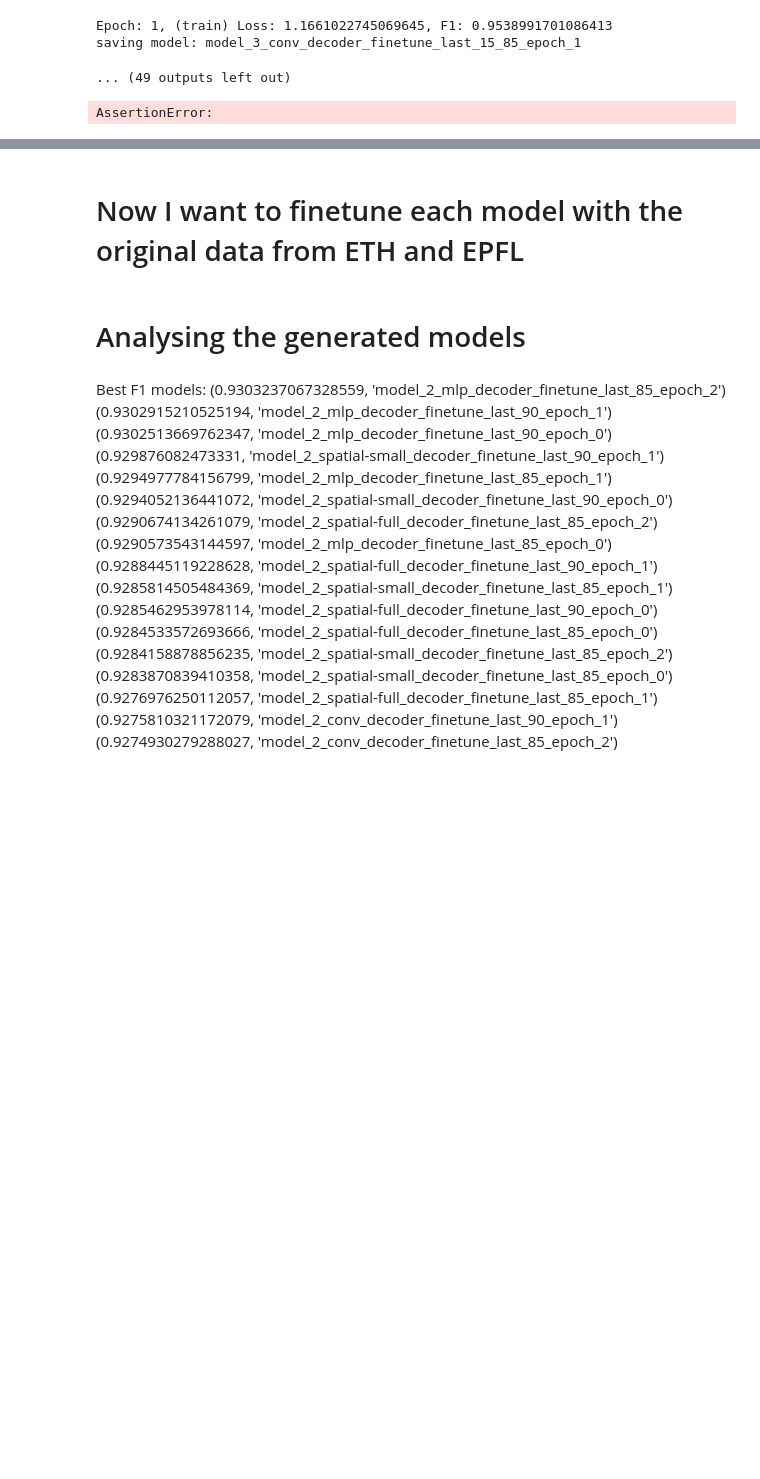
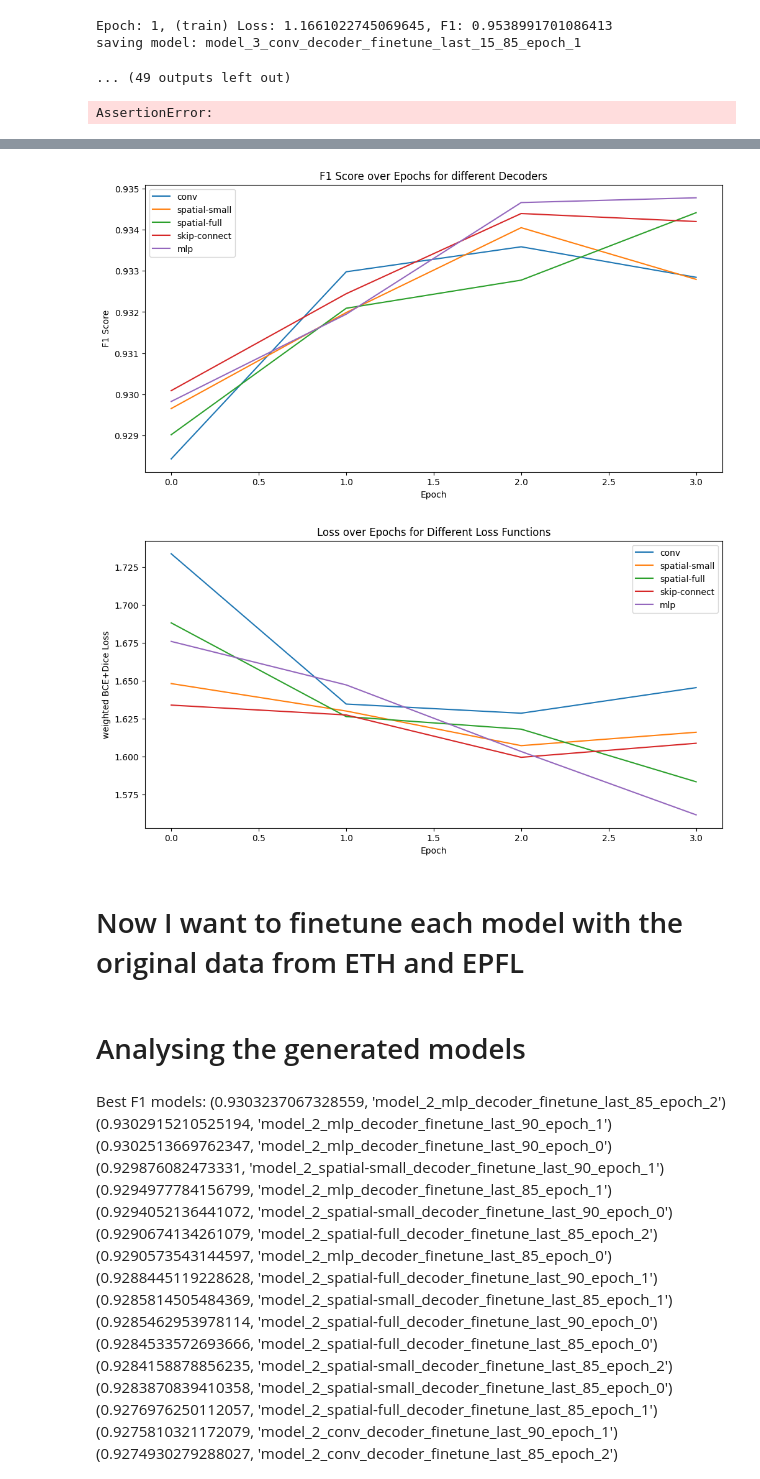
Before and after one commit to janulm/eth-cil-road-segmentation, a Jupyter notebook: fine_tuning_sam.ipynb, the cells around one changed output, grey strips where cells are left out. Drawn from its saved outputs; the diff is of its cells as text; code cells hidden in the pictures; blank space fills up the shorter version.

Commit message:
different decoder results pre training + cleanup

```diff
--- a/fine_tuning_sam.ipynb
+++ b/fine_tuning_sam.ipynb
@@ -129,9 +103,0 @@ torch.Size([1, 1024, 1024]) torch.float32 tensor(0.3802) tensor(0.) tensor(1.)
-# %%
-# plot the street ratio distribution of the dataset
-
-custom_ratios = get_street_ratio_distr(custom_data["masks"])
-original_ratios = get_street_ratio_distr(original_data["masks"])
-
-plt.hist(custom_ratios,40)
-plt.hist(original_ratios,40)
-plt.show()
@@ -496,8 +430,7 @@ always store the model, start each new layer round with the best of the last or
 import gc
 torch.cuda.empty_cache()
 gc.collect()
-
-
+# ENABLE TF32 compute precision
 torch.set_float32_matmul_precision("high")
 
 import torch
@@ -505,18 +438,19 @@ from tqdm import tqdm
 import torch.nn as nn
 
 
-train_loader = custom_dataloader
-test_loader = original_dataloader
+train_loader = gmaps_dataloader
+test_loader = kaggle_dataloader
 
 
 ########
 # print interval and num_steps for gradient accumulation
-print_interval = len(train_loader) // 20
+print_interval = len(train_loader)
+20
 do_intermed_prints = False
 
 #########
 
-decoder_options =  ["conv","spatial-small","spatial-full","skip-connect"] # "mlp",
+decoder_options =  ["conv","spatial-small","spatial-full","skip-connect","mlp"]
 num_layers_to_finetune_back = [25,65,85,105]
 num_layers_to_finetune_front = [0,0,15,25]
 learning_rates = [0.001,0.0001, 0.0001,0.0001]
@@ -533,6 +467,7 @@ grad_batch_size_choices = [5,5,5,5]
 mean_f1_score_from_logits = torch.compile(mean_f1_score_from_logits)
 
 loss_fn_idx = 2
+# Hyperparameter tuning yielded that we use the loss function BCE + Dice for the best results
 
 loss_fn = loss_functions[loss_fn_idx]
 loss_fn = torch.compile(loss_fn)
@@ -592,9 +527,6 @@ for decoder_option in decoder_options:
 
             # newly initializing the optimizer and scheduler since model was loaded new (do this for every epoch:)
             ####################################
-            #for name, param in model.named_parameters():
-            #    print(name, param.requires_grad)
-
             model.to(device)
             optimizer = torch.optim.Adam(model.parameters(), lr=learning_rate)
 
@@ -633,19 +565,14 @@ for decoder_option in decoder_options:
                 short_running_f1 += f1_score
 
                 loss.backward()
-                #mini_batch_loss_accumulator += loss
 
                 ###############
                 # backward pass
                 if step_counter % grad_batch_size == 0:
-                    # compute the gradients
-                    #mini_batch_loss_accumulator = mini_batch_loss_accumulator/grad_batch_size
-                    #mini_batch_loss_accumulator.backward()
                     # update the model weights
                     optimizer.step()
                     # reset the gradients
                     optimizer.zero_grad()
-                    #mini_batch_loss_accumulator = 0.0
 
                 if do_intermed_prints and step_counter % print_interval == 0:
                     print("step: ",step_counter//print_interval)
@@ -679,7 +606,6 @@ for decoder_option in decoder_options:
                     l_acc  += loss.item()
                     # store the loss and f1 score
                 print(f"Epoch: {epoch_counter}, (test) Loss: {l_acc/len(test_loader)}, F1-Score: {score_acc/len(test_loader)}")
-
         # save the model after the training run
 # %% [output]
 using loss function: <function combined_loss_dice at 0x...>
@@ -797,27 +773,30 @@ for loss_fn_idx in range(3):
 # %%
 import matplotlib.pyplot as plt
 epoch_sum = sum(epoch_ranges)
 epochs = list(range(epoch_sum))
 
 # Plot F1 Scores
 plt.figure(figsize=(12, 6))
-for idx in range(3):
-    plt.plot(epochs, loss_functions_f1_scores[idx], label=loss_fn_name[idx])
+for decoder_option in decoder_options:
+    plt.plot(epochs, f1_scores[decoder_option], label=decoder_option)
 plt.xlabel('Epoch')
 plt.ylabel('F1 Score')
-plt.title('F1 Score over Epochs for Different Loss Functions')
+plt.title('F1 Score over Epochs for different Decoders')
 plt.legend()
 plt.show()
 
 # Plot Loss Scores
 plt.figure(figsize=(12, 6))
-for idx in range(3):
-    plt.plot(epochs, loss_functions_loss_scores[idx], label=loss_fn_name[idx])
+for decoder_option in decoder_options:
+    plt.plot(epochs, losses[decoder_option], label=decoder_option)
 plt.xlabel('Epoch')
 plt.ylabel('weighted BCE+Dice Loss')
 plt.title('Loss over Epochs for Different Loss Functions')
 plt.legend()
 plt.show()
+# %% [output]
+[figure, added]
+[figure, added]
 # %%
 assert False
 # %% [markdown]
```
Also changed, not shown: parts of 18 cells of this notebook, 1 other file.
